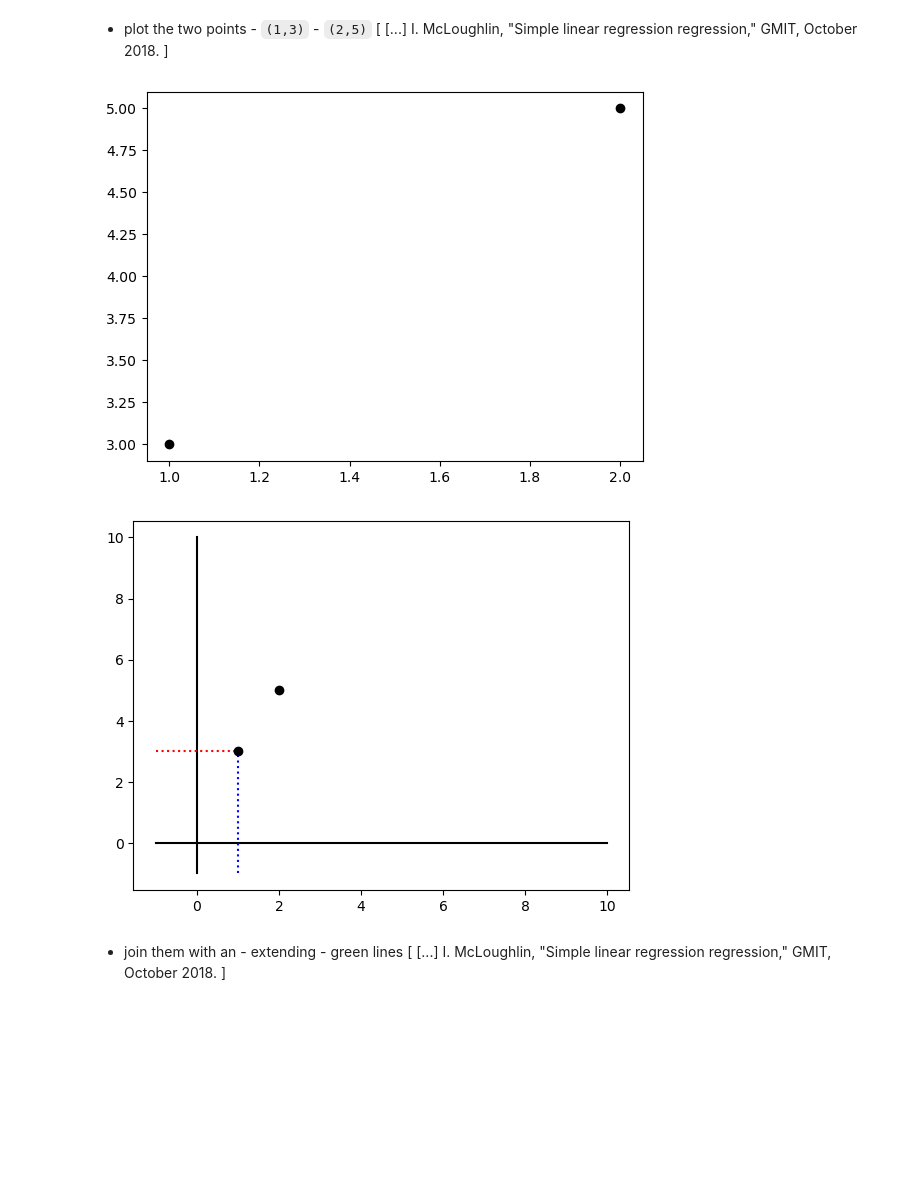
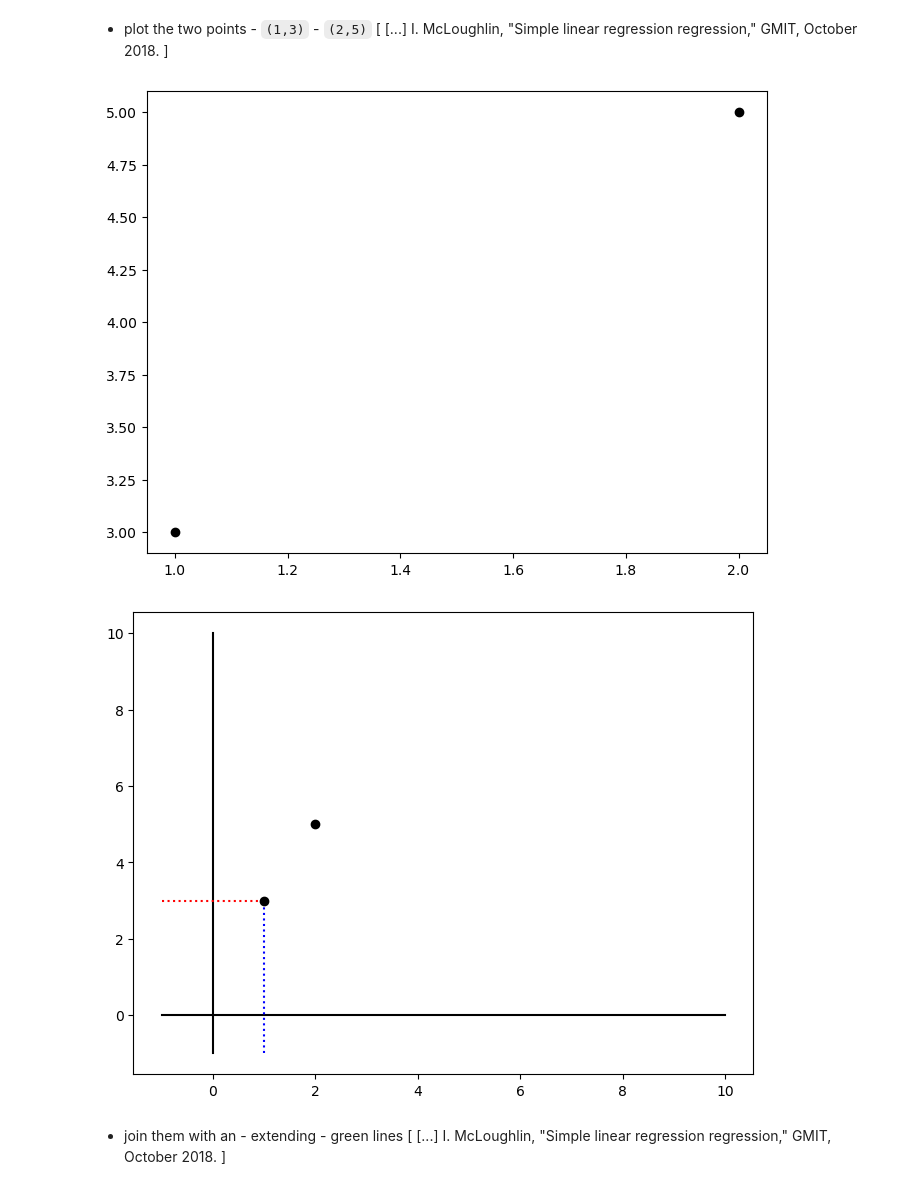
Before and after one commit to E6985/fda-numpy-regression, a Jupyter notebook: numpy-simple-linear-regression.ipynb, the cells around one changed output. Saved outputs shown, nothing was run; the diff lists cells and outputs as text; code cells hidden in the pictures; blank space fills up the shorter version.

```diff
--- a/numpy-simple-linear-regression.ipynb
+++ b/numpy-simple-linear-regression.ipynb
@@ -50,0 +86,5 @@ $$ y = 2 x + 1$$
+# %%
+# package matplotlib - module pyplot alais plt - object RcParams - instance rcParams
+plt.rcParams['figure.figsize']=(8,6)
+# function fGetModuleType - call
+fGetModuleType(plt.rcParams)
@@ -118,19 +145,19 @@ p([-1,1],[3,3],'r:');
 [...] I. McLoughlin, "Simple linear regression regression," GMIT, October 2018.
 ]
 # %%
-# package matplotlib - module pyplot - function plot alias p - call
-p([1,2],[3,5],'ko');
+# package matplotlib - module pyplot alias plt - function plot - call
+plt.plot([1,2],[3,5],"ko");
 # %% [output]
-[figure, old version]
+[figure, new version]
 # %%
-# package matplotlib - module pyplot - function plot alias p - call
-p([-1,10],[0,0],'k-');
-p([0,0],[-1,10],'k-');
-p([1,1],[-1,3],'b:');
-p([-1,1],[3,3],'r:');
-p([1,2],[3,5],'ko');
+# package matplotlib - module pyplot alias plt - function plot - call
+plt.plot([-1,10],[0,0],"k-");
+plt.plot([0,0],[-1,10],"k-");
+plt.plot([1,1],[-1,3],"b:");
+plt.plot([-1,1],[3,3],"r:");
+plt.plot([1,2],[3,5],"ko");
 # %% [output]
-[figure, old version]
+[figure, new version]
 # %% [markdown]
 - join them with an - extending - green lines [
 [...] I. McLoughlin, "Simple linear regression regression," GMIT, October 2018.
```
Also changed, not shown: parts of 118 cells of this notebook, 1 other file.
